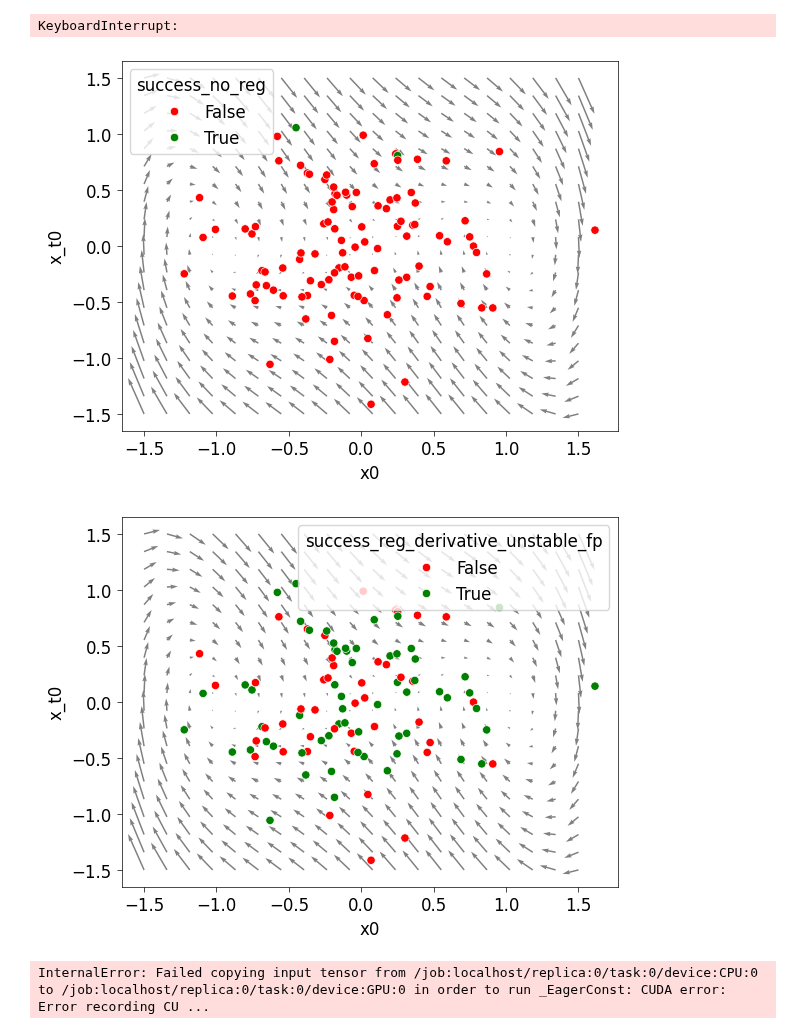
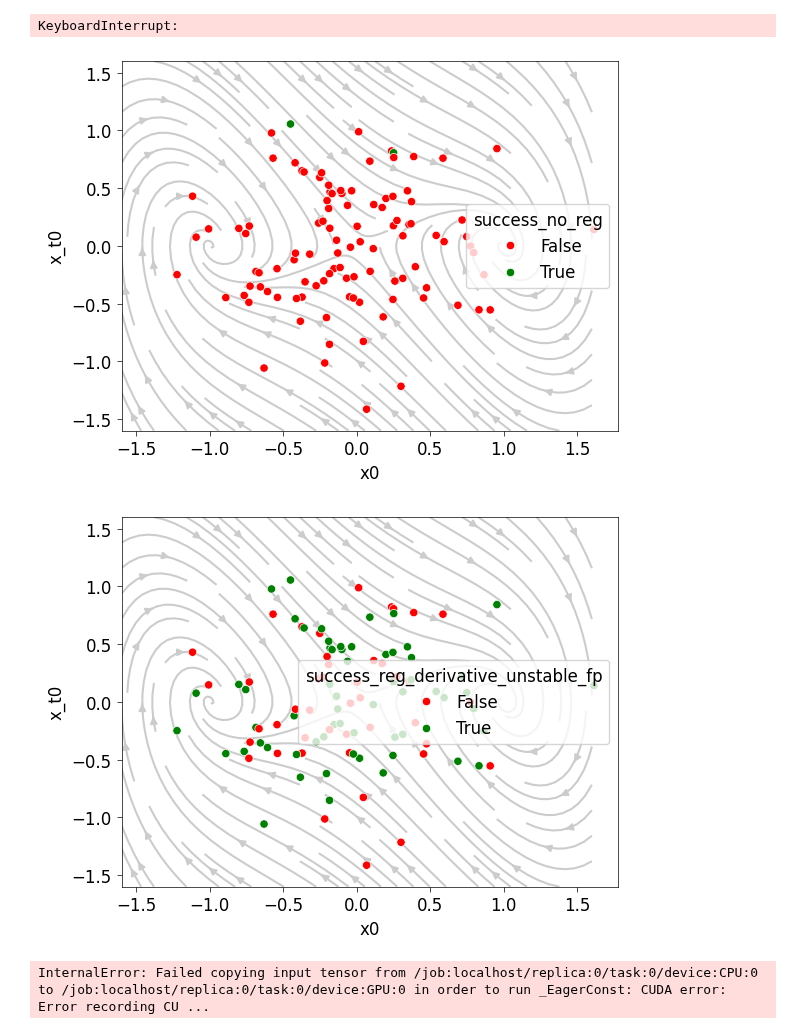
Before and after one commit to losmib/PINNs_fixed_points, a Jupyter notebook: unforced_duffing/visualization_experiments.ipynb, the cells around one changed output. Cells and saved outputs as stored; diff of their text form; code cells hidden in the pictures.

```diff
--- a/unforced_duffing/visualization_experiments.ipynb
+++ b/unforced_duffing/visualization_experiments.ipynb
@@ -177,33 +177,34 @@ plt.rcParams.update({'font.size': 12,
 # %%
 results_table = pd.read_csv("visual_results.csv")
 results_table["x0"] = results_table["(x0, x_t0)"].apply(lambda row: eval(row)[0])
 results_table["x_t0"] = results_table["(x0, x_t0)"].apply(lambda row: eval(row)[1])
 
 colors = {True: "green", False: "red"}
 
 xscale, yscale, n_arrows = 1.2, 2, 20
-x = np.linspace(-1.5, 1.5, n_arrows)
-x_t = np.linspace(-1.5, 1.5, n_arrows)
+x = np.linspace(-1.6, 1.6, n_arrows)
+x_t = np.linspace(-1.6, 1.6, n_arrows)
 XX, YY = np.meshgrid(x, x_t)
 Y = np.vstack([XX.flatten(), YY.flatten()])
 t = np.zeros(len(Y))
 [dx, dx_t] = PINN.data.diff_equations(t, Y)
 x, x_t = XX.flatten(), YY.flatten()
 
 
 plt.figure()
-plt.quiver(x, x_t, dx, dx_t, color='0.5')
+# plt.quiver(x, x_t, dx, dx_t, color='0.5')
+plt.streamplot(XX, YY, dx.reshape(XX.shape), dx_t.reshape(YY.shape), color='0.8', zorder=0)
 sns.scatterplot(data=results_table, x="x0", y="x_t0", hue="success_no_reg", palette=colors)
 plt.show()
 
 
 plt.figure()
-plt.quiver(x, x_t, dx, dx_t, color='0.5')
+plt.streamplot(XX, YY, dx.reshape(XX.shape), dx_t.reshape(YY.shape), color='0.8', zorder=0)
 sns.scatterplot(data=results_table, x="x0", y="x_t0", hue="success_reg_derivative_unstable_fp", palette=colors)
 plt.show()
 # %% [output]
-[figure, old version]
+[figure, new version]
-[figure, old version]
+[figure, new version]
 # %%
 fig, axes = plt.subplots(1, 2)
 
```
Also changed, not shown: 2 other files.
